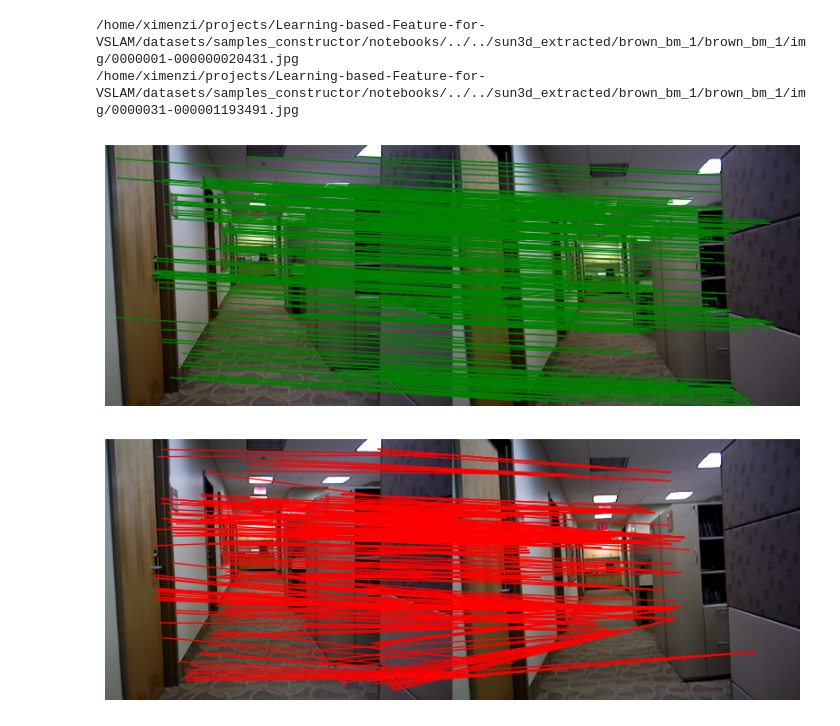
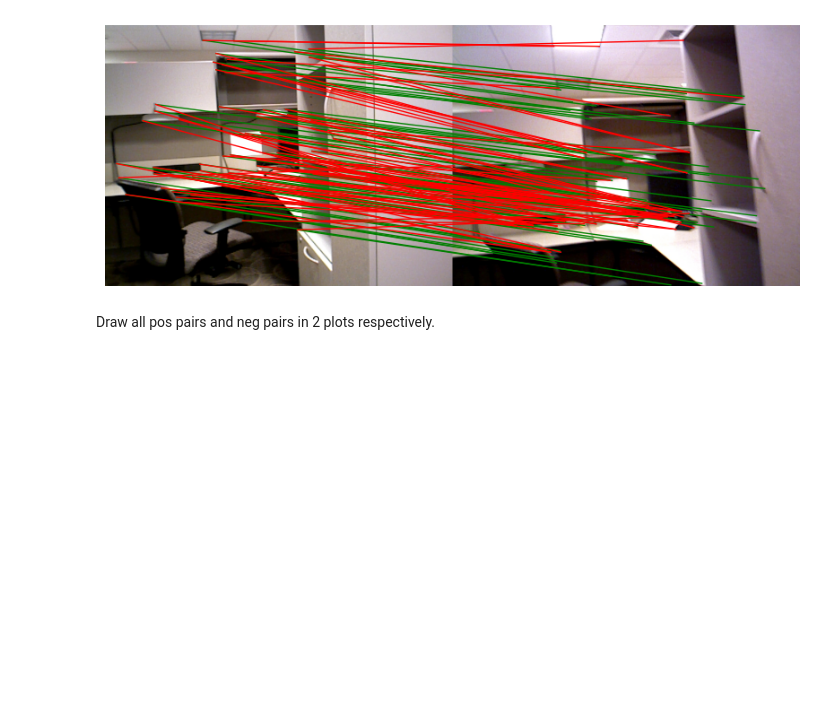
Before and after one commit to ownEyes/Learning-based-Feature-for-VSLAM, a Jupyter notebook: datasets/samples_constructor/notebooks/samples_example.ipynb, the cells around one changed output. Drawn from its saved outputs; the diff is of its cells as text; code cells hidden in the pictures; blank space fills up the shorter version.

Commit message:
Finished sample constructor

```diff
--- a/datasets/samples_constructor/notebooks/samples_example.ipynb
+++ b/datasets/samples_constructor/notebooks/samples_example.ipynb
@@ -388,0 +438,7 @@ def save_pairs_to_hdf5(positive_pairs, negative_pairs, hdf5_file_path):
+# %%
+def compute_hash(pair):
+    # Concatenate the pair's content into a single string
+    content_string = f"{pair['img_paths']}-{pair['points1'].tobytes()}-{pair['pos_points2'].tobytes()}-{pair['neg_points2'].tobytes()}"
+
+    # Use SHA-256 hash function
+    return hashlib.sha256(content_string.encode('utf-8')).hexdigest()
@@ -390,4 +496,6 @@ def save_pairs_to_hdf5(positive_pairs, negative_pairs, hdf5_file_path):
 # Define the full path to the HDF5 file within the output directory
 hdf5_file_path = os.path.join(output_path, 'pairs.hdf5')
 
-save_pairs_to_hdf5(positive_pairs, negative_pairs, hdf5_file_path)
+with h5py.File(hdf5_file_path, 'a') as hdf:
+    save_pairs_to_hdf5(hdf,pairs,output_path)
+    count_img_paths(hdf)
@@ -421,10 +643,9 @@ def load_pairs_from_hdf5(hdf5_file_path):
 # %%
-
-def visualize_pairs(positive_pairs, negative_pairs):
+def visualize_pairs(idx,pairs):
     # Load the first image from the first positive pair and negative pair
-    if positive_pairs and negative_pairs:
-        pos_img_path = positive_pairs[10]['img_paths'][0].decode('utf-8')  # Decode the byte string
-        neg_img_path = negative_pairs[10]['img_paths'][1].decode('utf-8')  # Decode the byte string
+    if pairs:
+        pos_img_path = pairs[idx]['img_paths'][0]
+        neg_img_path = pairs[idx]['img_paths'][1]
     else:
         print("No pairs to display.")
         return
@@ -441,17 +662,12 @@ def visualize_pairs(positive_pairs, negative_pairs):
     fig, ax = plt.subplots(figsize=(10, 5))
     ax.imshow(combined_img)
 
-    # Draw green lines for positive pairs
-    for pair in positive_pairs:
-        if pair['img_paths'][0].decode('utf-8') == pos_img_path:
-            for p1, p2 in zip(pair['points1'], pair['points2']):
-                ax.plot([p1[0], p2[0] + pos_img.shape[1]], [p1[1], p2[1]], 'g-', linewidth=1)
+    for p1, p2 in zip(pairs[idx]['points1'], pairs[idx]['pos_points2']):
+        ax.plot([p1[0], p2[0] + pos_img.shape[1]], [p1[1], p2[1]], 'g-', linewidth=1)
 
-    # Draw red lines for negative pairs
-    for pair in negative_pairs:
-        if pair['img_paths'][0].decode('utf-8') == neg_img_path:
-            for p1, p2 in zip(pair['points1'], pair['points2']):
-                ax.plot([p1[0], p2[0] + neg_img.shape[1]], [p1[1], p2[1]], 'r-', linewidth=1)
+
+    for p1, p2 in zip(pairs[idx]['points1'], pairs[idx]['neg_points2']):
+        ax.plot([p1[0], p2[0] + neg_img.shape[1]], [p1[1], p2[1]], 'r-', linewidth=1)
 
     ax.axis('off')
     plt.show()
@@ -464 +674,7 @@ visualize_pairs(loaded_positive_pairs, loaded_negative_pairs)
+# %%
+visualize_pairs(60,loaded_pairs)
+# %% [output]
+[figure, added]
+# %% [markdown]
+Draw all pos pairs and neg pairs in 2 plots respectively.
 # %%
@@ -503,10 +713,3 @@ def visualize_pairs_side_by_side(positive_pairs, negative_pairs):
 
     ax2.axis('off')
     plt.show()
-# %%
-visualize_pairs_side_by_side(loaded_positive_pairs, loaded_negative_pairs)
-# %% [output]
-/home/ximenzi/projects/Learning-based-Feature-for-VSLAM/datasets/samples_constructor/notebooks/../../sun3d_extracted/brown_bm_1/brown_bm_1/img/0000001-000000020431.jpg
-/home/ximenzi/projects/Learning-based-Feature-for-VSLAM/datasets/samples_constructor/notebooks/../../sun3d_extracted/brown_bm_1/brown_bm_1/img/0000031-000001193491.jpg
-[figure, removed]
-[figure, removed]
```
Also changed, not shown: parts of 34 cells of this notebook, 11 other files.
